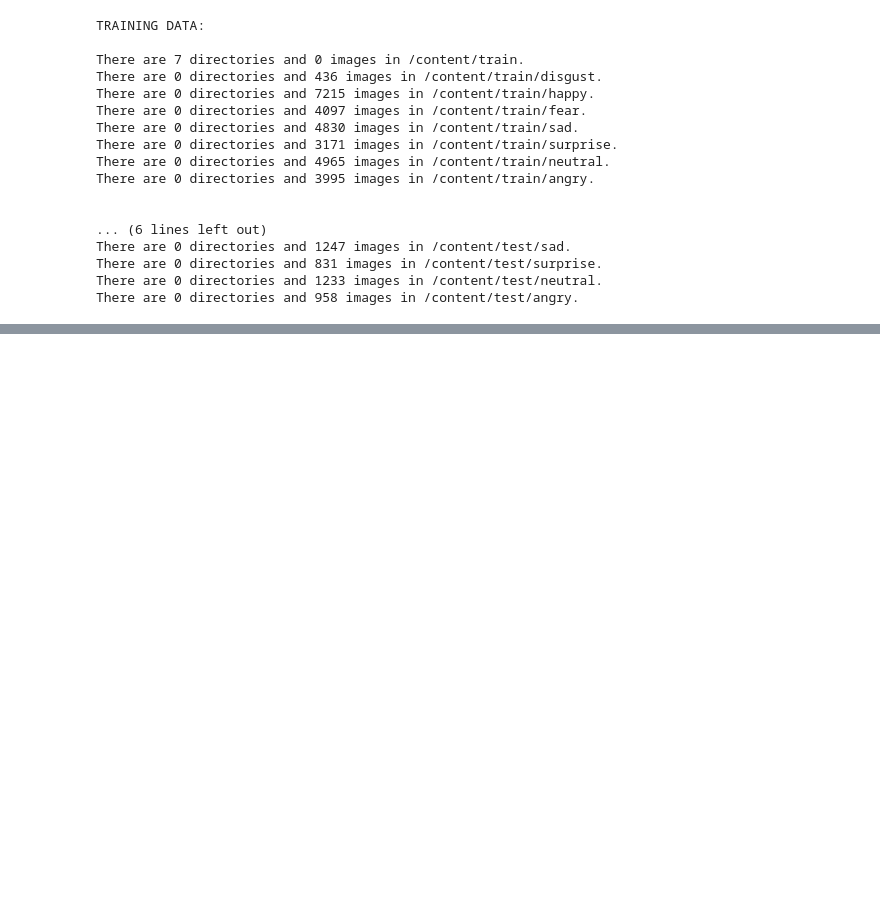
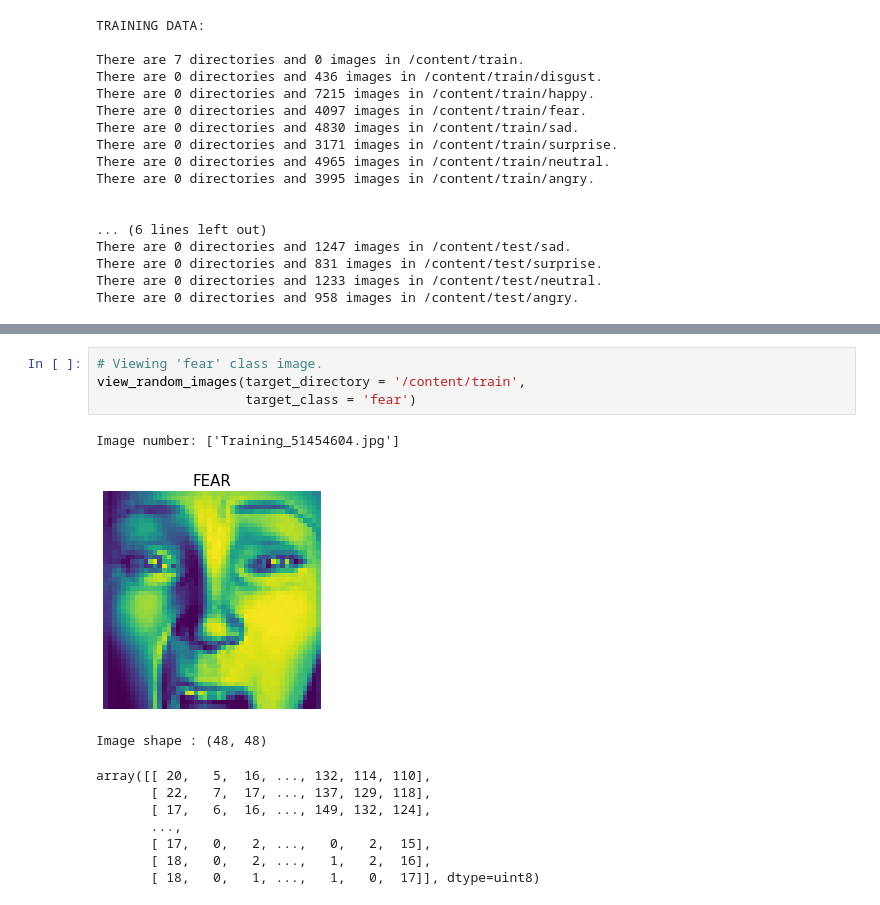
Before and after one commit to Arka1212/Live-Class-Monitoring-System-Face-Emotion-Recognition, a Jupyter notebook: Live_Class_Monitoring_System_(Face_Emotion_Recognition).ipynb, the cells around one changed output, grey strips where cells are left out. Saved outputs shown, nothing was run; the diff lists cells and outputs as text; blank space fills up the shorter version.

```diff
--- a/Live_Class_Monitoring_System_(Face_Emotion_Recognition).ipynb
+++ b/Live_Class_Monitoring_System_(Face_Emotion_Recognition).ipynb
@@ -90,0 +172,15 @@ There are 0 directories and 958 images in /content/test/angry.
+# %%
+# Viewing 'fear' class image.
+view_random_images(target_directory = '/content/train',
+                   target_class = 'fear')
+# %% [output]
+Image number: ['Training_51454604.jpg']
+[figure, added]
+Image shape : (48, 48)
+array([[ 20,   5,  16, ..., 132, 114, 110],
+       [ 22,   7,  17, ..., 137, 129, 118],
+       [ 17,   6,  16, ..., 149, 132, 124],
+       ...,
+       [ 17,   0,   2, ...,   0,   2,  15],
+       [ 18,   0,   2, ...,   1,   2,  16],
+       [ 18,   0,   1, ...,   1,   0,  17]], dtype=uint8)
```
Also changed, not shown: parts of 11 cells of this notebook.
